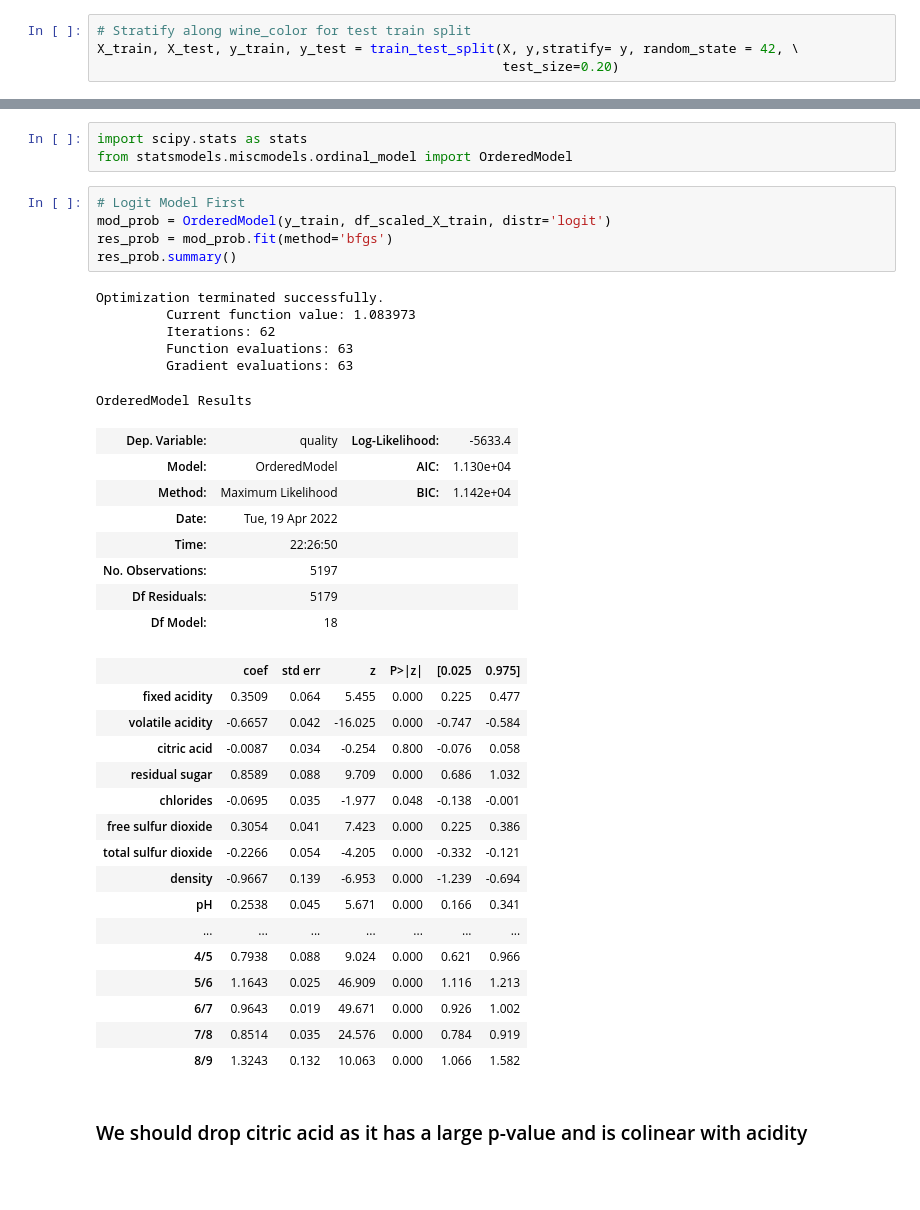
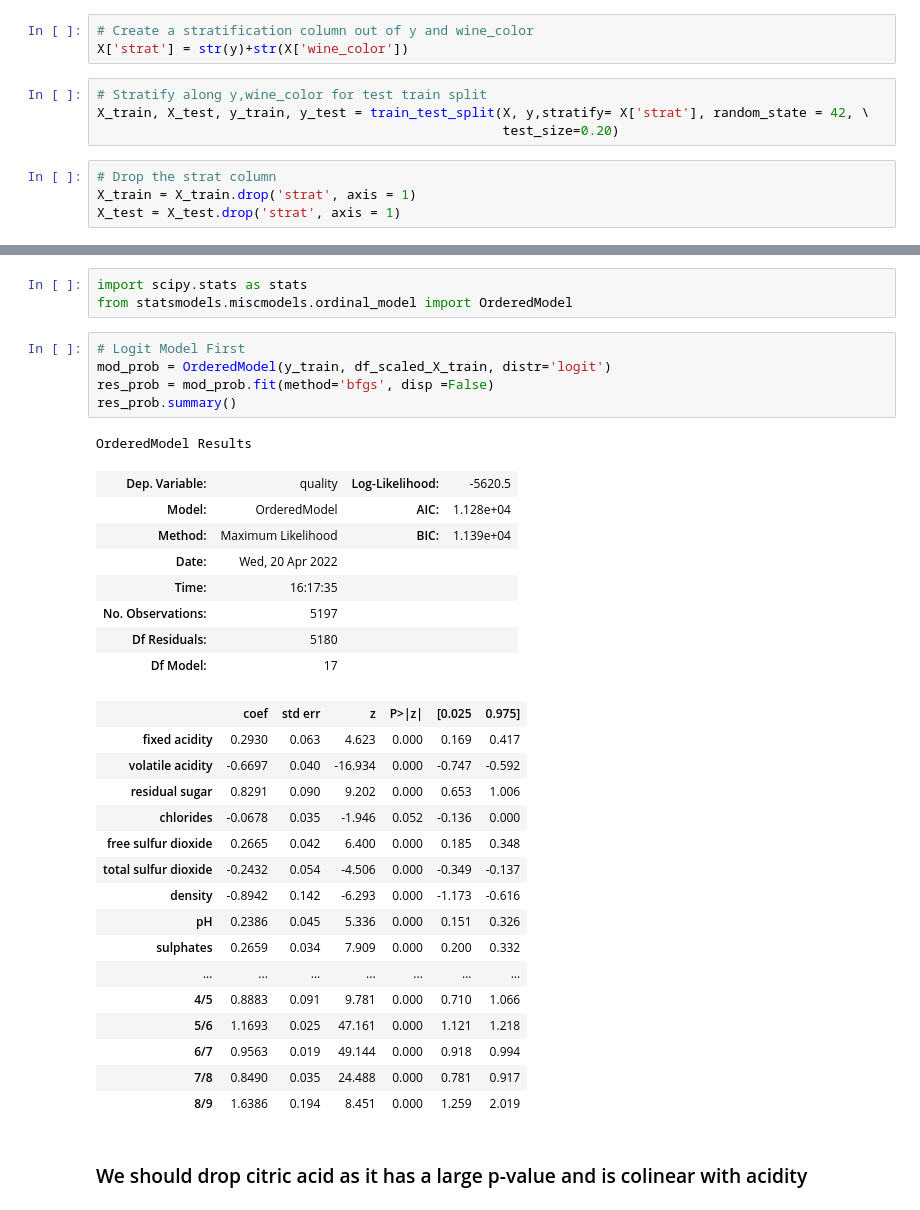
Before and after one commit to randrmoel/dsbc_capstone2, a Jupyter notebook: notebooks/NotebookCapstone2_model.ipynb, the cells around one changed output, grey strips where cells are left out. Saved outputs shown, nothing was run; the diff lists cells and outputs as text; blank space fills up the shorter version.

Commit message:
refined models add logit model

```diff
--- a/notebooks/NotebookCapstone2_model.ipynb
+++ b/notebooks/NotebookCapstone2_model.ipynb
@@ -40,10 +72,17 @@ X = wine_qual[x_cols]
 # Quality is an ordinal variable where the higher the number the better the quality
 X = pd.get_dummies(X, drop_first = True)
 X.loc[:,'wine_color'] -= 1
+# %%
+# Create a stratification column out of y and wine_color
+X['strat'] = str(y)+str(X['wine_color'])
 # %%
-# Stratify along wine_color for test train split
-X_train, X_test, y_train, y_test = train_test_split(X, y,stratify= y, random_state = 42, \
+# Stratify along y,wine_color for test train split
+X_train, X_test, y_train, y_test = train_test_split(X, y,stratify= X['strat'], random_state = 42, \
                                                     test_size=0.20)
+# %%
+# Drop the strat column
+X_train = X_train.drop('strat', axis = 1)
+X_test = X_test.drop('strat', axis = 1)
 # %%
 # Perform standard scaler on training set and also apply this scaler to test set
 # To prevent leakage and because we learn something from the data when we scale, scaling should be done first
@@ -101,39 +140,34 @@ from statsmodels.miscmodels.ordinal_model import OrderedModel
 # %%
 # Logit Model First
 mod_prob = OrderedModel(y_train, df_scaled_X_train, distr='logit')
-res_prob = mod_prob.fit(method='bfgs')
+res_prob = mod_prob.fit(method='bfgs', disp =False)
 res_prob.summary()
 # %% [output]
-Optimization terminated successfully.
-         Current function value: 1.083973
-         Iterations: 62
-         Function evaluations: 63
-         Gradient evaluations: 63
+OrderedModel Results
-OrderedModel Results
-| Dep. Variable: | quality | Log-Likelihood: | -5633.4 |
-| Model: | OrderedModel | AIC: | 1.130e+04 |
-| Method: | Maximum Likelihood | BIC: | 1.142e+04 |
-| Date: | Tue, 19 Apr 2022 |  |  |
-| Time: | 22:26:50 |  |  |
+| Dep. Variable: | quality | Log-Likelihood: | -5620.5 |
+| Model: | OrderedModel | AIC: | 1.128e+04 |
+| Method: | Maximum Likelihood | BIC: | 1.139e+04 |
+| Date: | Wed, 20 Apr 2022 |  |  |
+| Time: | 16:17:35 |  |  |
 | No. Observations: | 5197 |  |  |
-| Df Residuals: | 5179 |  |  |
-| Df Model: | 18 |  |  |
+| Df Residuals: | 5180 |  |  |
+| Df Model: | 17 |  |  |
 |  | coef | std err | z | P>|z| | [0.025 | 0.975] |
-| fixed acidity | 0.3509 | 0.064 | 5.455 | 0.000 | 0.225 | 0.477 |
-| volatile acidity | -0.6657 | 0.042 | -16.025 | 0.000 | -0.747 | -0.584 |
-| citric acid | -0.0087 | 0.034 | -0.254 | 0.800 | -0.076 | 0.058 |
-| residual sugar | 0.8589 | 0.088 | 9.709 | 0.000 | 0.686 | 1.032 |
-| chlorides | -0.0695 | 0.035 | -1.977 | 0.048 | -0.138 | -0.001 |
-| free sulfur dioxide | 0.3054 | 0.041 | 7.423 | 0.000 | 0.225 | 0.386 |
-| total sulfur dioxide | -0.2266 | 0.054 | -4.205 | 0.000 | -0.332 | -0.121 |
-| density | -0.9667 | 0.139 | -6.953 | 0.000 | -1.239 | -0.694 |
-| pH | 0.2538 | 0.045 | 5.671 | 0.000 | 0.166 | 0.341 |
+| fixed acidity | 0.2930 | 0.063 | 4.623 | 0.000 | 0.169 | 0.417 |
+| volatile acidity | -0.6697 | 0.040 | -16.934 | 0.000 | -0.747 | -0.592 |
+| residual sugar | 0.8291 | 0.090 | 9.202 | 0.000 | 0.653 | 1.006 |
+| chlorides | -0.0678 | 0.035 | -1.946 | 0.052 | -0.136 | 0.000 |
+| free sulfur dioxide | 0.2665 | 0.042 | 6.400 | 0.000 | 0.185 | 0.348 |
+| total sulfur dioxide | -0.2432 | 0.054 | -4.506 | 0.000 | -0.349 | -0.137 |
+| density | -0.8942 | 0.142 | -6.293 | 0.000 | -1.173 | -0.616 |
+| pH | 0.2386 | 0.045 | 5.336 | 0.000 | 0.151 | 0.326 |
+| sulphates | 0.2659 | 0.034 | 7.909 | 0.000 | 0.200 | 0.332 |
 | ... | ... | ... | ... | ... | ... | ... |
-| 4/5 | 0.7938 | 0.088 | 9.024 | 0.000 | 0.621 | 0.966 |
-| 5/6 | 1.1643 | 0.025 | 46.909 | 0.000 | 1.116 | 1.213 |
-| 6/7 | 0.9643 | 0.019 | 49.671 | 0.000 | 0.926 | 1.002 |
-| 7/8 | 0.8514 | 0.035 | 24.576 | 0.000 | 0.784 | 0.919 |
-| 8/9 | 1.3243 | 0.132 | 10.063 | 0.000 | 1.066 | 1.582 |
+| 4/5 | 0.8883 | 0.091 | 9.781 | 0.000 | 0.710 | 1.066 |
+| 5/6 | 1.1693 | 0.025 | 47.161 | 0.000 | 1.121 | 1.218 |
+| 6/7 | 0.9563 | 0.019 | 49.144 | 0.000 | 0.918 | 0.994 |
+| 7/8 | 0.8490 | 0.035 | 24.488 | 0.000 | 0.781 | 0.917 |
+| 8/9 | 1.6386 | 0.194 | 8.451 | 0.000 | 1.259 | 2.019 |
 # %% [markdown]
 <h3>We should drop citric acid as it has a large p-value and is colinear with acidity</h3>
 # %%
```
Also changed, not shown: parts of 18 cells of this notebook.
